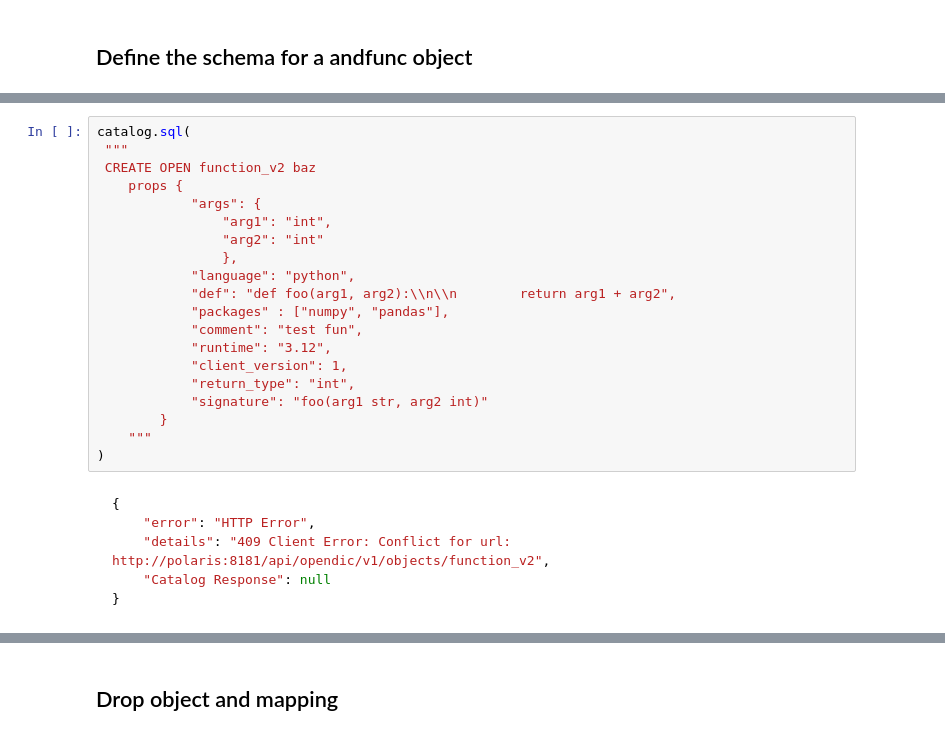
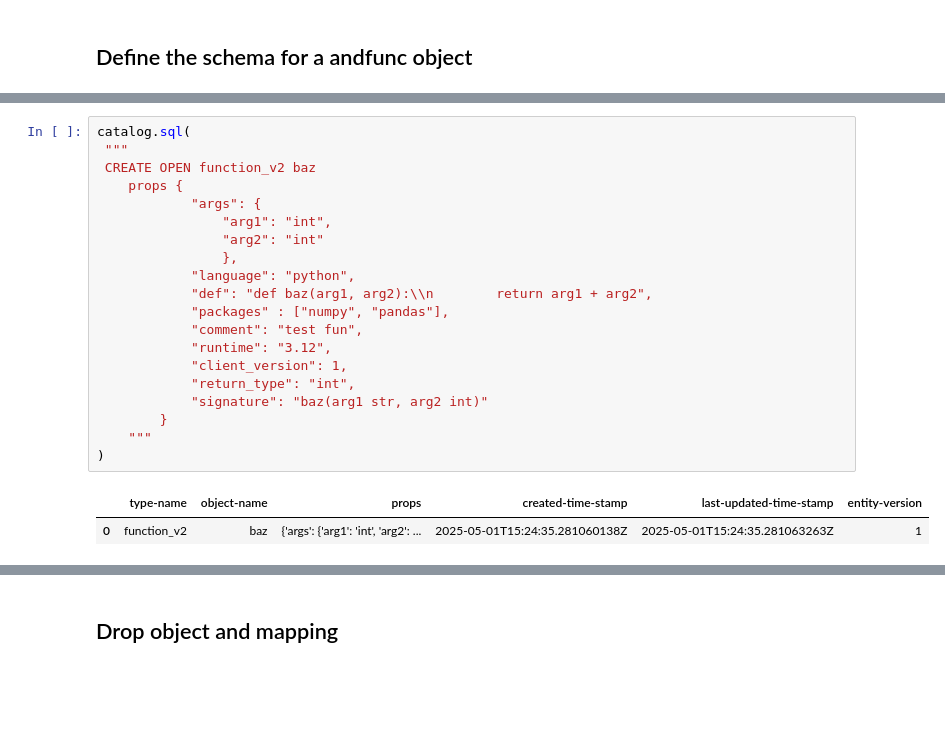
Before and after one commit to msc-open-metadata/polaris-boot, a Jupyter notebook: polaris-spark-local-postgres/notebooks/snowflake-opendic.ipynb, the cells around one changed output, grey strips where cells are left out. Cells and saved outputs as stored; diff of their text form; blank space fills up the shorter version.

````diff
--- a/polaris-spark-local-postgres/notebooks/snowflake-opendic.ipynb
+++ b/polaris-spark-local-postgres/notebooks/snowflake-opendic.ipynb
@@ -70,31 +108,26 @@ catalog.sql(
 # %%
 catalog.sql(
  """
  CREATE OPEN function_v2 baz
     props {
             "args": {
                 "arg1": "int",
                 "arg2": "int"
                 },
             "language": "python",
-            "def": "def foo(arg1, arg2):\\n\\n        return arg1 + arg2",
+            "def": "def baz(arg1, arg2):\\n        return arg1 + arg2",
             "packages" : ["numpy", "pandas"],
             "comment": "test fun",
             "runtime": "3.12",
             "client_version": 1,
             "return_type": "int",
-            "signature": "foo(arg1 str, arg2 int)"
+            "signature": "baz(arg1 str, arg2 int)"
         }
     """
 )
 # %% [output]
-```json
-{
-    "error": "HTTP Error",
-    "details": "409 Client Error: Conflict for url: http://polaris:8181/api/opendic/v1/objects/function_v2",
-    "Catalog Response": null
-}
-```
+|  | type-name | object-name | props | created-time-stamp | last-updated-time-stamp | entity-version |
+| 0 | function_v2 | baz | {'args': {'arg1': 'int', 'arg2': ... | 2025-05-01T15:24:35.281060138Z | 2025-05-01T15:24:35.281063263Z | 1 |
 # %%
 catalog.sql(
     """
````
Also changed, not shown: parts of 13 cells of this notebook, 1 other file.
